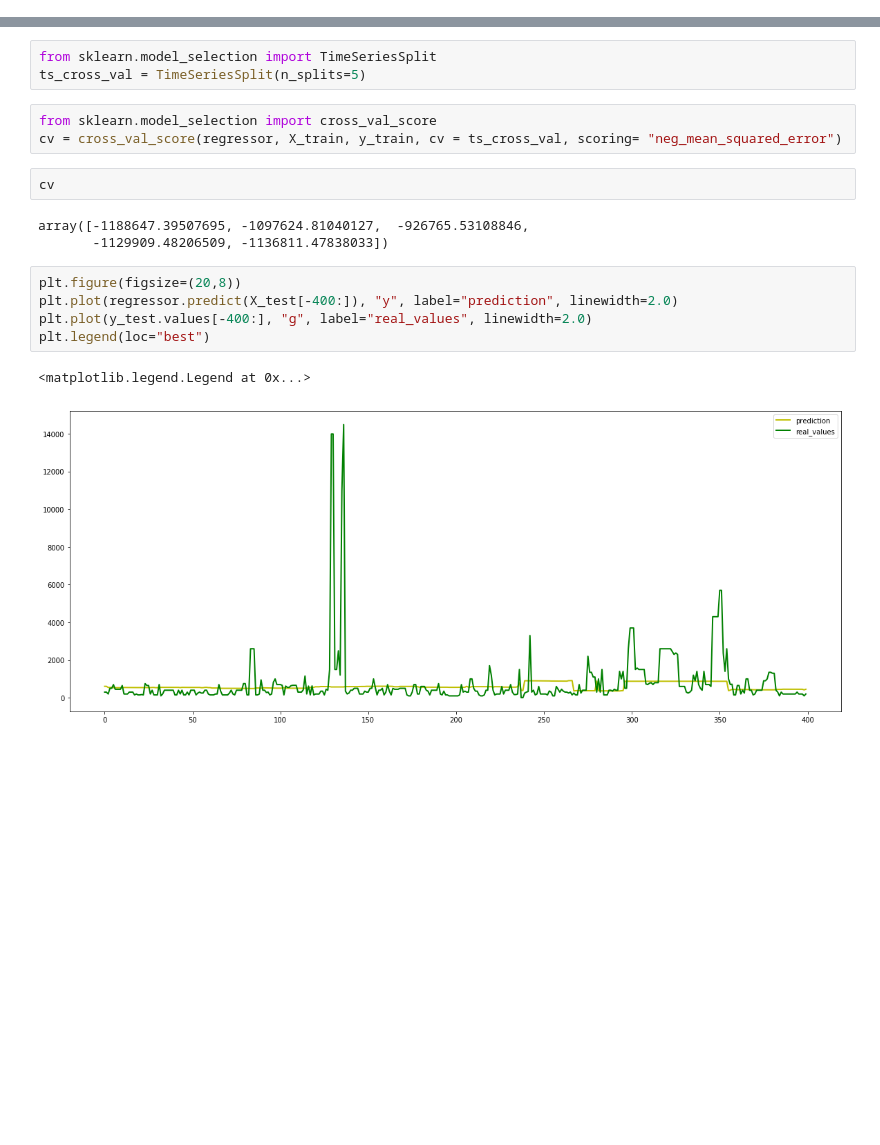
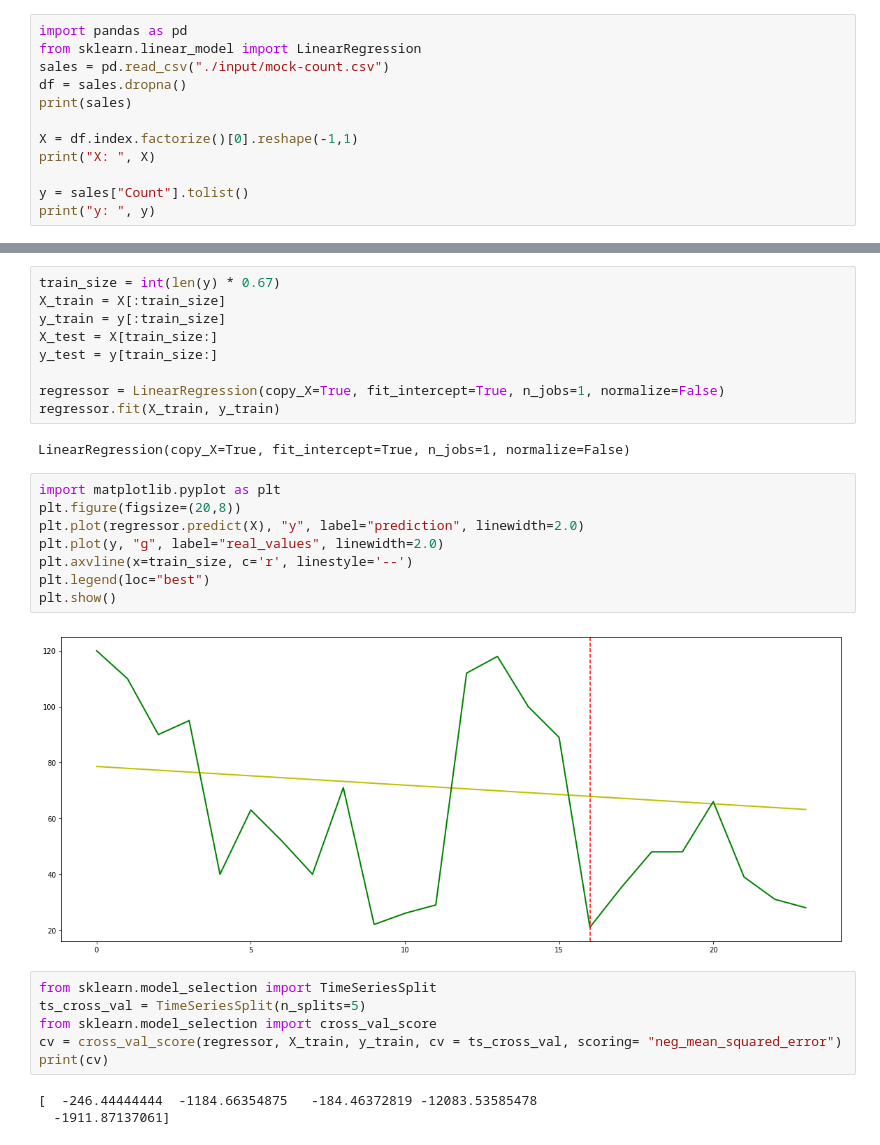
Before and after one commit to adomni/usfFall2019, a Jupyter notebook: Tuo_workingfolder/TryPredictFutureSales.ipynb, the cells around one changed output, grey strips where cells are left out. Cells and saved outputs as stored; diff of their text form; blank space fills up the shorter version.

```diff
--- a/Tuo_workingfolder/TryPredictFutureSales.ipynb
+++ b/Tuo_workingfolder/TryPredictFutureSales.ipynb
@@ -82,0 +1,12 @@ LinearRegression(copy_X=True, fit_intercept=True, n_jobs=1, normalize=False)
+# %%
+import pandas as pd
+from sklearn.linear_model import LinearRegression
+sales = pd.read_csv("./input/mock-count.csv")
+df = sales.dropna()
+print(sales)
+
+X = df.index.factorize()[0].reshape(-1,1)
+print("X: ", X)
+
+y = sales["Count"].tolist()
+print("y: ", y)
@@ -83,19 +31,30 @@ LinearRegression(copy_X=True, fit_intercept=True, n_jobs=1, normalize=False)
+# %%
+train_size = int(len(y) * 0.67)
+X_train = X[:train_size]
+y_train = y[:train_size]
+X_test = X[train_size:]
+y_test = y[train_size:]
+
+regressor = LinearRegression(copy_X=True, fit_intercept=True, n_jobs=1, normalize=False)
+regressor.fit(X_train, y_train)
+# %% [output]
+LinearRegression(copy_X=True, fit_intercept=True, n_jobs=1, normalize=False)
+# %%
+import matplotlib.pyplot as plt
+plt.figure(figsize=(20,8))
+plt.plot(regressor.predict(X), "y", label="prediction", linewidth=2.0)
+plt.plot(y, "g", label="real_values", linewidth=2.0)
+plt.axvline(x=train_size, c='r', linestyle='--')
+plt.legend(loc="best")
+plt.show()
+# %% [output]
+[figure, added]
 # %%
 from sklearn.model_selection import TimeSeriesSplit
 ts_cross_val = TimeSeriesSplit(n_splits=5)
+from sklearn.model_selection import cross_val_score
+cv = cross_val_score(regressor, X_train, y_train, cv = ts_cross_val, scoring= "neg_mean_squared_error")
+print(cv)
+# %% [output]
+[  -246.44444444  -1184.66354875   -184.46372819 -12083.53585478
+  -1911.87137061]
-# %%
-from sklearn.model_selection import cross_val_score
-cv = cross_val_score(regressor, X_train, y_train, cv = ts_cross_val, scoring= "neg_mean_squared_error")
-# %%
-cv
-# %% [output]
-array([-1188647.39507695, -1097624.81040127,  -926765.53108846,
-       -1129909.48206509, -1136811.47838033])
-# %%
-plt.figure(figsize=(20,8))
-plt.plot(regressor.predict(X_test[-400:]), "y", label="prediction", linewidth=2.0)
-plt.plot(y_test.values[-400:], "g", label="real_values", linewidth=2.0)
-plt.legend(loc="best")
-# %% [output]
-<matplotlib.legend.Legend at 0x...>
-[figure, removed]
```
Also changed, not shown: parts of 15 cells of this notebook, 1 other file.
